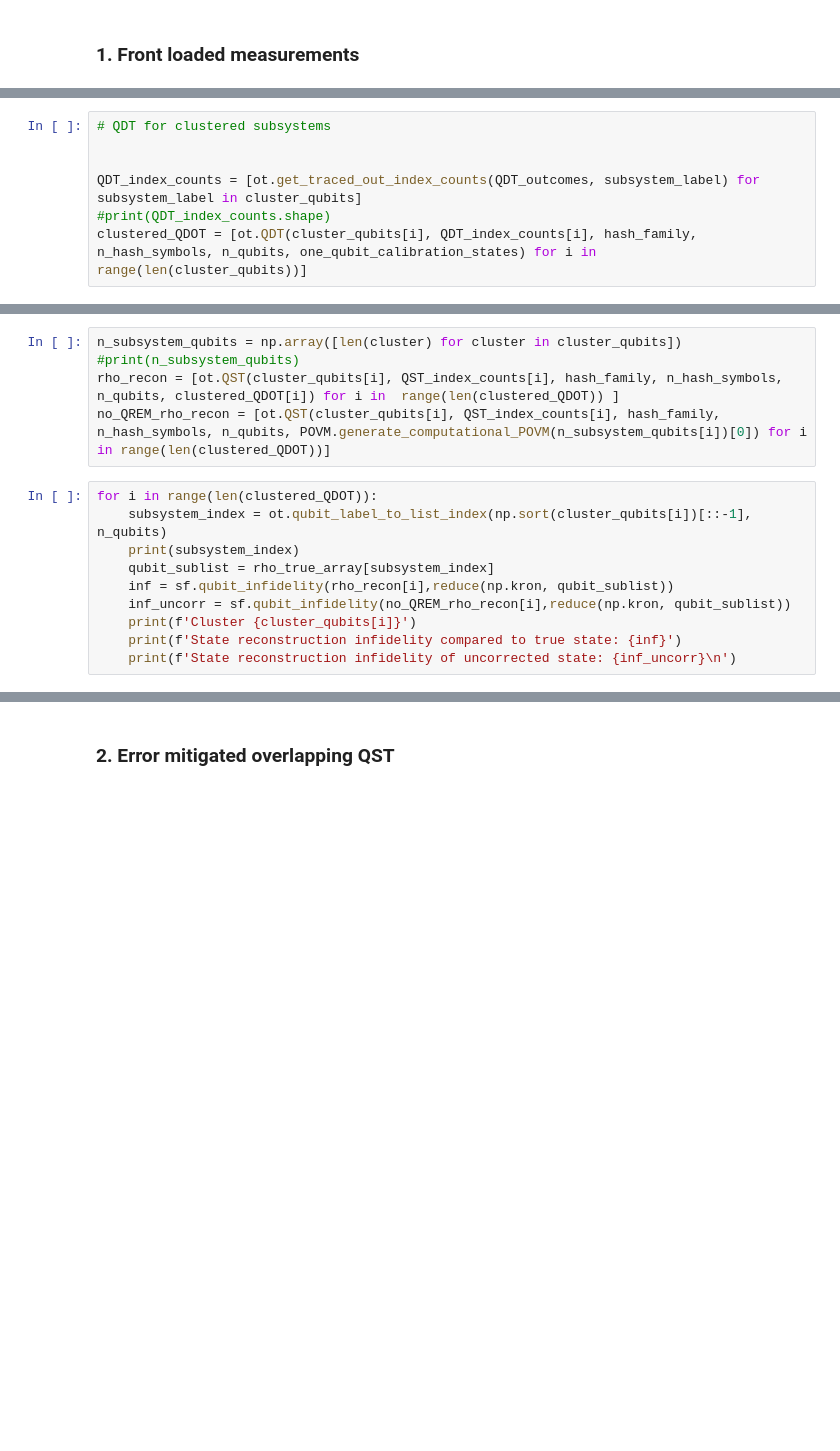
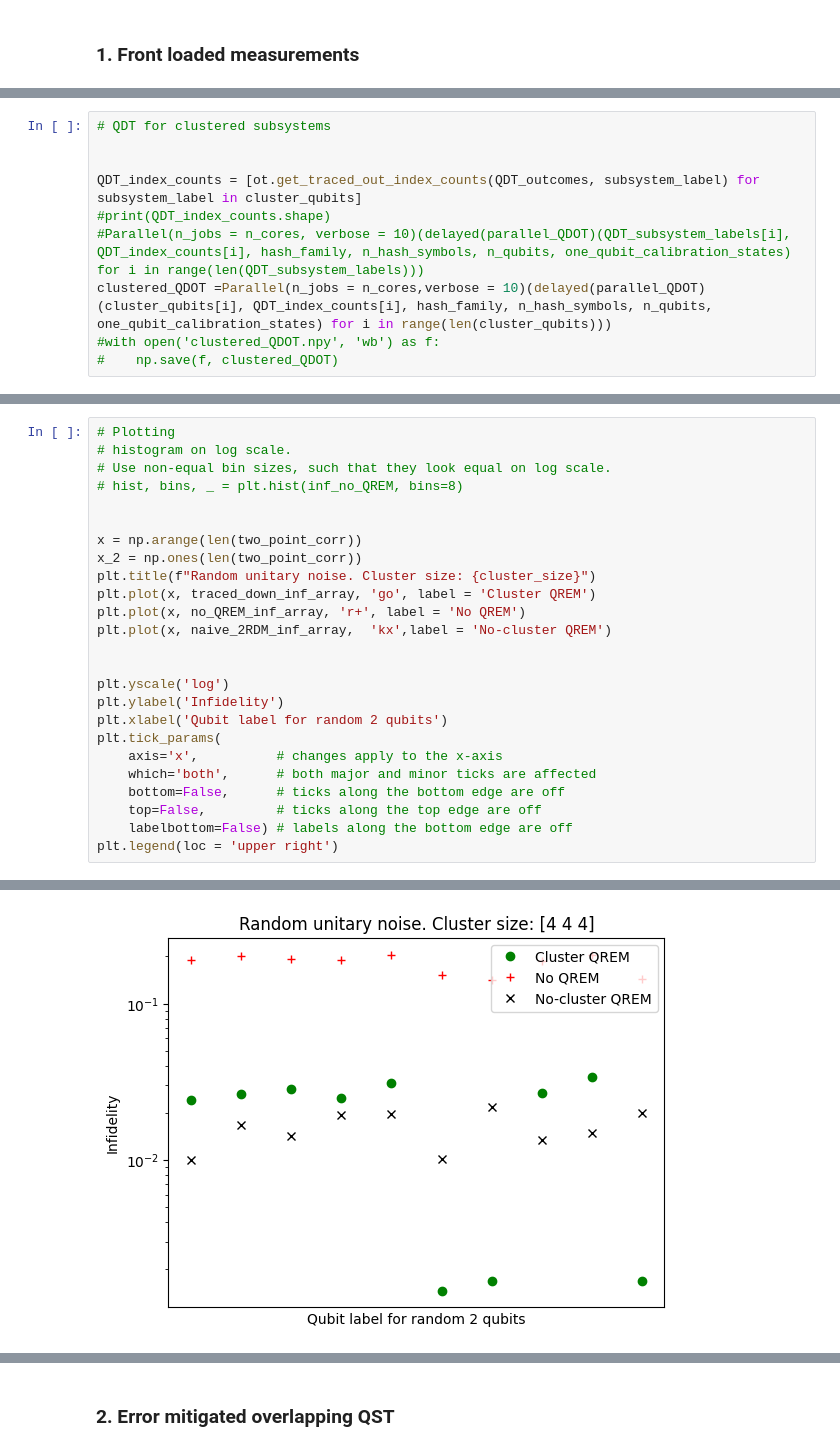
Before and after one commit to AdrianAasen/CREMST, a Jupyter notebook: Tutorial.ipynb, the cells around one changed output, grey strips where cells are left out. Drawn from its saved outputs; the diff is of its cells as text; blank space fills up the shorter version.

Commit message:
Tutorial notebook contains cluster plotting

```diff
--- a/Tutorial.ipynb
+++ b/Tutorial.ipynb
@@ -353,5 +392,8 @@ Cluster 3 is larger than max cluster size 4, removing lowest cluster
 
 QDT_index_counts = [ot.get_traced_out_index_counts(QDT_outcomes, subsystem_label) for subsystem_label in cluster_qubits]
 #print(QDT_index_counts.shape)
-clustered_QDOT = [ot.QDT(cluster_qubits[i], QDT_index_counts[i], hash_family, n_hash_symbols, n_qubits, one_qubit_calibration_states) for i in range(len(cluster_qubits))]
+#Parallel(n_jobs = n_cores, verbose = 10)(delayed(parallel_QDOT)(QDT_subsystem_labels[i], QDT_index_counts[i], hash_family, n_hash_symbols, n_qubits, one_qubit_calibration_states) for i in range(len(QDT_subsystem_labels)))
+clustered_QDOT =Parallel(n_jobs = n_cores,verbose = 10)(delayed(parallel_QDOT)(cluster_qubits[i], QDT_index_counts[i], hash_family, n_hash_symbols, n_qubits, one_qubit_calibration_states) for i in range(len(cluster_qubits)))
+#with open('clustered_QDOT.npy', 'wb') as f:
+#    np.save(f, clustered_QDOT)
 # %% [output]
@@ -404,15 +404,0 @@ print(QST_index_counts)
-# %%
-n_subsystem_qubits = np.array([len(cluster) for cluster in cluster_qubits])
-#print(n_subsystem_qubits)
-rho_recon = [ot.QST(cluster_qubits[i], QST_index_counts[i], hash_family, n_hash_symbols, n_qubits, clustered_QDOT[i]) for i in  range(len(clustered_QDOT)) ]
-no_QREM_rho_recon = [ot.QST(cluster_qubits[i], QST_index_counts[i], hash_family, n_hash_symbols, n_qubits, POVM.generate_computational_POVM(n_subsystem_qubits[i])[0]) for i in range(len(clustered_QDOT))]
-# %%
-for i in range(len(clustered_QDOT)):
-    subsystem_index = ot.qubit_label_to_list_index(np.sort(cluster_qubits[i])[::-1], n_qubits)
-    print(subsystem_index)
-    qubit_sublist = rho_true_array[subsystem_index]
-    inf = sf.qubit_infidelity(rho_recon[i],reduce(np.kron, qubit_sublist))
-    inf_uncorr = sf.qubit_infidelity(no_QREM_rho_recon[i],reduce(np.kron, qubit_sublist))
-    print(f'Cluster {cluster_qubits[i]}')
-    print(f'State reconstruction infidelity compared to true state: {inf}')
-    print(f'State reconstruction infidelity of uncorrected state: {inf_uncorr}\n')
@@ -521,0 +573,26 @@ State reconstruction infidelity of traced down cluster constructed state: 0.0012
+# %%
+# Plotting
+# histogram on log scale.
+# Use non-equal bin sizes, such that they look equal on log scale.
+# hist, bins, _ = plt.hist(inf_no_QREM, bins=8)
+
+
+x = np.arange(len(two_point_corr))
+x_2 = np.ones(len(two_point_corr))
+plt.title(f"Random unitary noise. Cluster size: {cluster_size}")
+plt.plot(x, traced_down_inf_array, 'go', label = 'Cluster QREM')
+plt.plot(x, no_QREM_inf_array, 'r+', label = 'No QREM')
+plt.plot(x, naive_2RDM_inf_array,  'kx',label = 'No-cluster QREM')
+
+
+plt.yscale('log')
+plt.ylabel('Infidelity')
+plt.xlabel('Qubit label for random 2 qubits')
+plt.tick_params(
+    axis='x',          # changes apply to the x-axis
+    which='both',      # both major and minor ticks are affected
+    bottom=False,      # ticks along the bottom edge are off
+    top=False,         # ticks along the top edge are off
+    labelbottom=False) # labels along the bottom edge are off
+plt.legend(loc = 'upper right')
+# %% [output]
@@ -522,3 +600,4 @@ State reconstruction infidelity of traced down cluster constructed state: 0.0012
+[figure, added]
 # %%
 # 1.2.1 Create hashed instructions
 hashed_QDT_instructions = ot.create_hashed_instructions(hash_family, possible_QDT_instructions, n_hash_symbols)
```
Also changed, not shown: parts of 17 cells of this notebook.
